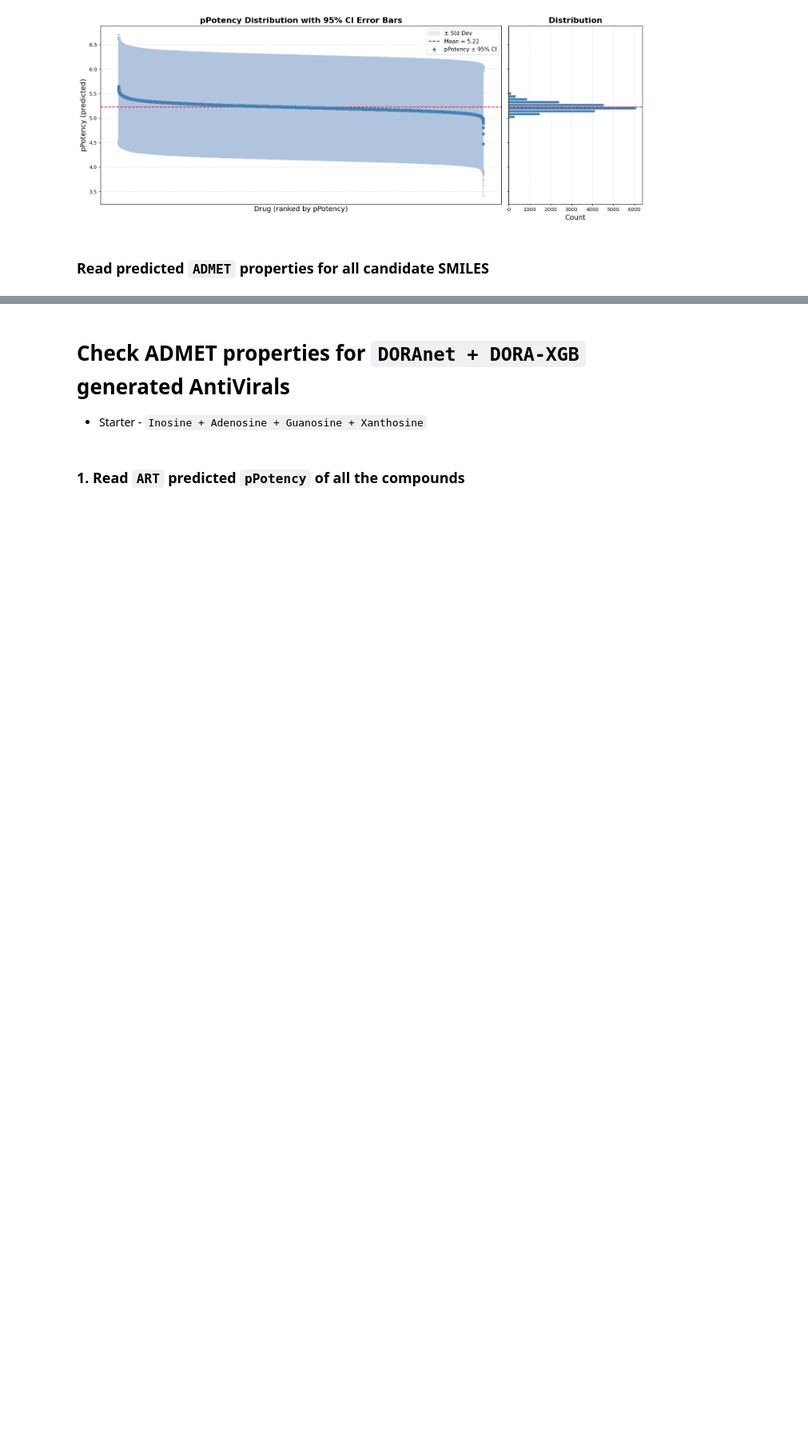
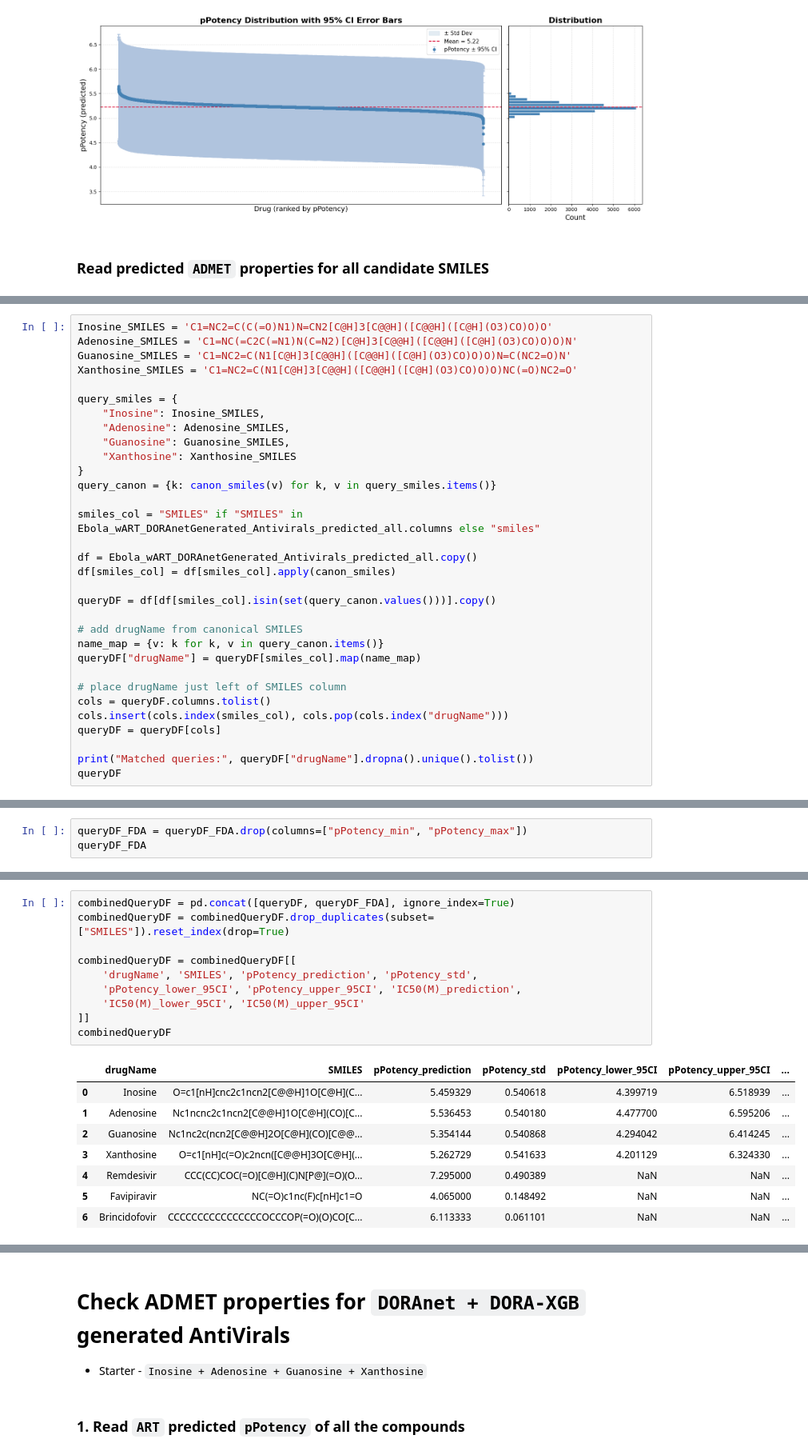
Before and after one commit to soumyadeepghosh35/DTRA_DrugDesign, a Jupyter notebook: DTRA_project_notebooks/Step6_ADMET_combinedEbola.ipynb, the cells around one changed output, grey strips where cells are left out. Shown at 80% size. Drawn from its saved outputs; the diff is of its cells as text; blank space fills up the shorter version.

Commit message:
added new predictions for Trx meeting in LANL

```diff
--- a/DTRA_project_notebooks/Step6_ADMET_combinedEbola.ipynb
+++ b/DTRA_project_notebooks/Step6_ADMET_combinedEbola.ipynb
@@ -1465,0 +1480,32 @@ pPotency_prediction range: 4.470 → 5.649
+# %%
+Inosine_SMILES = 'C1=NC2=C(C(=O)N1)N=CN2[C@H]3[C@@H]([C@@H]([C@H](O3)CO)O)O'
+Adenosine_SMILES = 'C1=NC(=C2C(=N1)N(C=N2)[C@H]3[C@@H]([C@@H]([C@H](O3)CO)O)O)N'
+Guanosine_SMILES = 'C1=NC2=C(N1[C@H]3[C@@H]([C@@H]([C@H](O3)CO)O)O)N=C(NC2=O)N'
+Xanthosine_SMILES = 'C1=NC2=C(N1[C@H]3[C@@H]([C@@H]([C@H](O3)CO)O)O)NC(=O)NC2=O'
+
+query_smiles = {
+    "Inosine": Inosine_SMILES,
+    "Adenosine": Adenosine_SMILES,
+    "Guanosine": Guanosine_SMILES,
+    "Xanthosine": Xanthosine_SMILES
+}
+query_canon = {k: canon_smiles(v) for k, v in query_smiles.items()}
+
+smiles_col = "SMILES" if "SMILES" in Ebola_wART_DORAnetGenerated_Antivirals_predicted_all.columns else "smiles"
+
+df = Ebola_wART_DORAnetGenerated_Antivirals_predicted_all.copy()
+df[smiles_col] = df[smiles_col].apply(canon_smiles)
+
+queryDF = df[df[smiles_col].isin(set(query_canon.values()))].copy()
+
+# add drugName from canonical SMILES
+name_map = {v: k for k, v in query_canon.items()}
+queryDF["drugName"] = queryDF[smiles_col].map(name_map)
+
+# place drugName just left of SMILES column
+cols = queryDF.columns.tolist()
+cols.insert(cols.index(smiles_col), cols.pop(cols.index("drugName")))
+queryDF = queryDF[cols]
+
+print("Matched queries:", queryDF["drugName"].dropna().unique().tolist())
+queryDF
@@ -1465,0 +1569,3 @@ pPotency_prediction range: 4.470 → 5.649
+# %%
+queryDF_FDA = queryDF_FDA.drop(columns=["pPotency_min", "pPotency_max"])
+queryDF_FDA
@@ -1465,0 +1577,19 @@ pPotency_prediction range: 4.470 → 5.649
+# %%
+combinedQueryDF = pd.concat([queryDF, queryDF_FDA], ignore_index=True)
+combinedQueryDF = combinedQueryDF.drop_duplicates(subset=["SMILES"]).reset_index(drop=True)
+
+combinedQueryDF = combinedQueryDF[[
+    'drugName', 'SMILES', 'pPotency_prediction', 'pPotency_std',
+    'pPotency_lower_95CI', 'pPotency_upper_95CI', 'IC50(M)_prediction',
+    'IC50(M)_lower_95CI', 'IC50(M)_upper_95CI'
+]]
+combinedQueryDF
+# %% [output]
+|  | drugName | SMILES | pPotency_prediction | pPotency_std | pPotency_lower_95CI | pPotency_upper_95CI | ... |
+| 0 | Inosine | O=c1[nH]cnc2c1ncn2[C@@H]1O[C@H](C... | 5.459329 | 0.540618 | 4.399719 | 6.518939 | ... |
+| 1 | Adenosine | Nc1ncnc2c1ncn2[C@@H]1O[C@H](CO)[C... | 5.536453 | 0.540180 | 4.477700 | 6.595206 | ... |
+| 2 | Guanosine | Nc1nc2c(ncn2[C@@H]2O[C@H](CO)[C@@... | 5.354144 | 0.540868 | 4.294042 | 6.414245 | ... |
+| 3 | Xanthosine | O=c1[nH]c(=O)c2ncn([C@@H]3O[C@H](... | 5.262729 | 0.541633 | 4.201129 | 6.324330 | ... |
+| 4 | Remdesivir | CCC(CC)COC(=O)[C@H](C)N[P@](=O)(O... | 7.295000 | 0.490389 | NaN | NaN | ... |
+| 5 | Favipiravir | NC(=O)c1nc(F)c[nH]c1=O | 4.065000 | 0.148492 | NaN | NaN | ... |
+| 6 | Brincidofovir | CCCCCCCCCCCCCCCCOCCCOP(=O)(O)CO[C... | 6.113333 | 0.061101 | NaN | NaN | ... |
```
Also changed, not shown: parts of 14 cells of this notebook, 4 other files.
